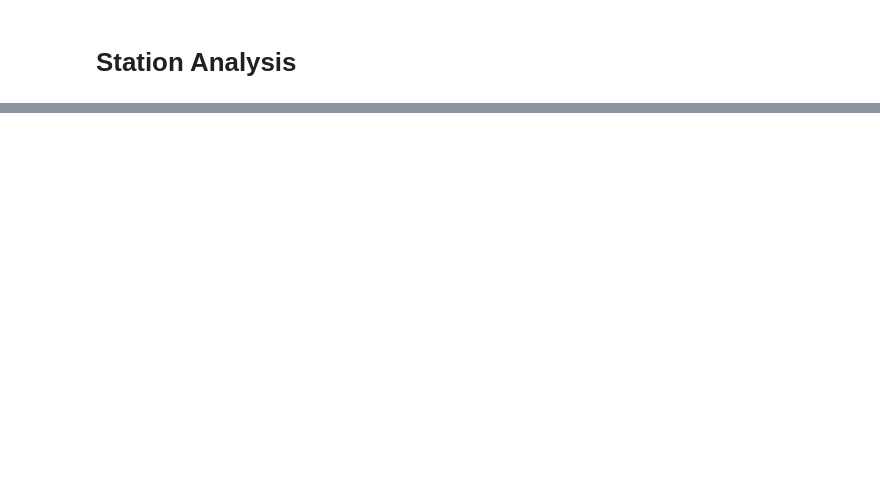
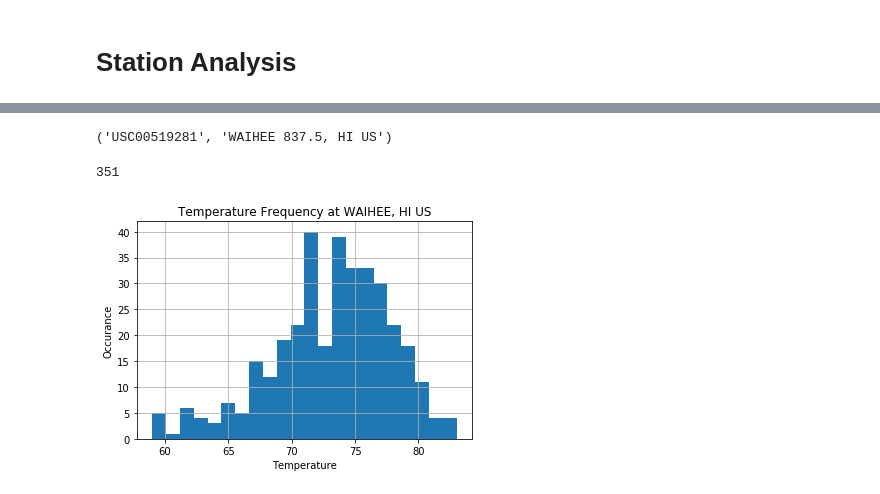
Before and after one commit to AlfaiAbdul/Surfs-Up-, a Jupyter notebook: climate_analysis.ipynb, the cells around one changed output, grey strips where cells are left out. Cells and saved outputs as stored; diff of their text form; code cells hidden in the pictures; blank space fills up the shorter version.

```diff
--- a/climate_analysis.ipynb
+++ b/climate_analysis.ipynb
@@ -113,0 +131,5 @@ plt.show()
+# %%
+top_active_stations = session.query(stations.station,
+                            stations.name,
+                            measurements.station,
+                            func.count(measurements.tobs)).filter(stations.station == measurements.station).group_by(measurements.station).order_by(func.count(measurements.tobs).desc()).all()
@@ -113,0 +151,28 @@ plt.show()
+# %%
+highest_active_station = top_active_stations[0][0:2]
+# %%
+highest_active_station
+# %% [output]
+('USC00519281', 'WAIHEE 837.5, HI US')
+# %%
+#retrieving the last 12 months' temperature observation (tobs)
+top_active_observation = session.query(measurements.station,
+                                       measurements.tobs).filter(measurements.station == highest_active_station[0],
+                                                                 measurements.date > '2016-08-23').all()
+# %%
+len(top_active_observation)
+# %% [output]
+351
+# %%
+# loop = [x[:] for x in targeted_list]
+temperature = [x[1] for x in top_active_observation]
+
+
+plt.hist(temps, bins=22, histtype='stepfilled') #cahrt figsize to be adjusted
+plt.title("Temperature Frequency at WAIHEE, HI US")
+plt.grid(True)
+plt.xlabel("Temperature")
+plt.ylabel("Occurance")
+plt.show()
+# %% [output]
+[figure, added]
```
Also changed, not shown: parts of 7 cells of this notebook.
